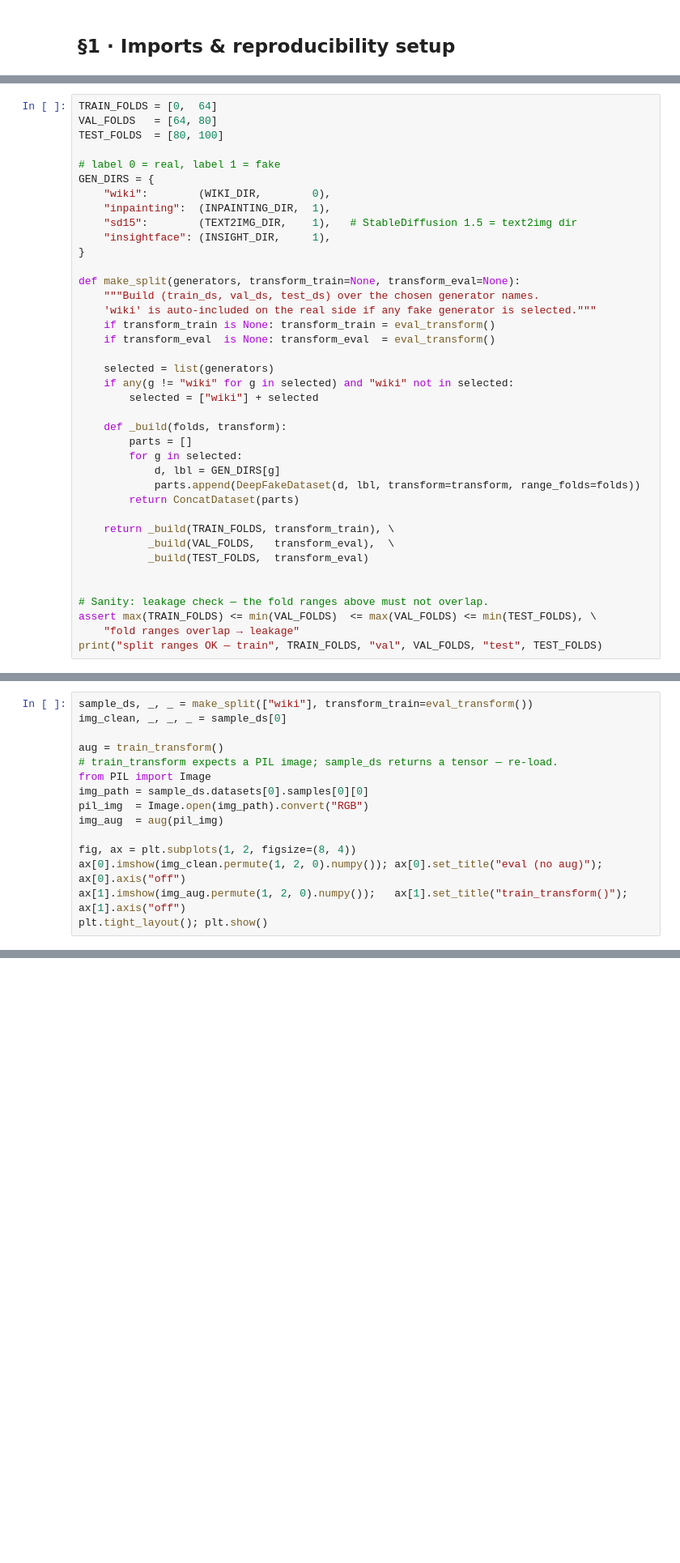
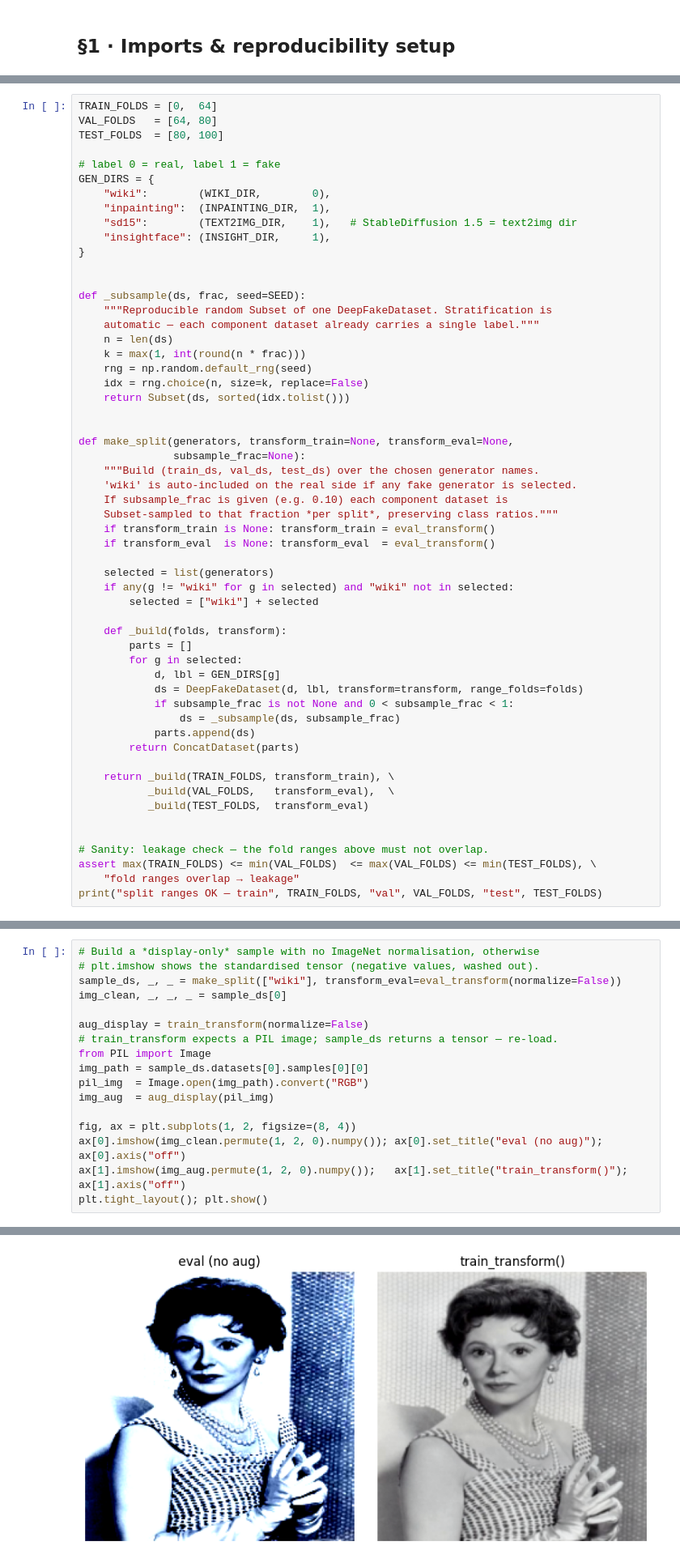
Before and after one commit to rafael-andre1/DeepFake-Image-Generation-And-Detection, a Jupyter notebook: resnetExploration.ipynb, the cells around one changed output, grey strips where cells are left out. Shown at 81% size. Cells and saved outputs as stored; diff of their text form; blank space fills up the shorter version.

```diff
--- a/resnetExploration.ipynb
+++ b/resnetExploration.ipynb
@@ -85,9 +106,23 @@ GEN_DIRS = {
     "insightface": (INSIGHT_DIR,     1),
 }
 
-def make_split(generators, transform_train=None, transform_eval=None):
+
+def _subsample(ds, frac, seed=SEED):
+    """Reproducible random Subset of one DeepFakeDataset. Stratification is
+    automatic — each component dataset already carries a single label."""
+    n = len(ds)
+    k = max(1, int(round(n * frac)))
+    rng = np.random.default_rng(seed)
+    idx = rng.choice(n, size=k, replace=False)
+    return Subset(ds, sorted(idx.tolist()))
+
+
+def make_split(generators, transform_train=None, transform_eval=None,
+               subsample_frac=None):
     """Build (train_ds, val_ds, test_ds) over the chosen generator names.
-    'wiki' is auto-included on the real side if any fake generator is selected."""
+    'wiki' is auto-included on the real side if any fake generator is selected.
+    If subsample_frac is given (e.g. 0.10) each component dataset is
+    Subset-sampled to that fraction *per split*, preserving class ratios."""
     if transform_train is None: transform_train = eval_transform()
     if transform_eval  is None: transform_eval  = eval_transform()
 
@@ -99,7 +134,10 @@ def make_split(generators, transform_train=None, transform_eval=None):
         parts = []
         for g in selected:
             d, lbl = GEN_DIRS[g]
-            parts.append(DeepFakeDataset(d, lbl, transform=transform, range_folds=folds))
+            ds = DeepFakeDataset(d, lbl, transform=transform, range_folds=folds)
+            if subsample_frac is not None and 0 < subsample_frac < 1:
+                ds = _subsample(ds, subsample_frac)
+            parts.append(ds)
         return ConcatDataset(parts)
 
     return _build(TRAIN_FOLDS, transform_train), \
@@ -120,17 +160,20 @@ JPEG artifacts (PDF §2.1, §3.5).
 
 Cell below shows one image before/after augmentation as a sanity check.
 # %%
-sample_ds, _, _ = make_split(["wiki"], transform_train=eval_transform())
+# Build a *display-only* sample with no ImageNet normalisation, otherwise
+# plt.imshow shows the standardised tensor (negative values, washed out).
+sample_ds, _, _ = make_split(["wiki"], transform_eval=eval_transform(normalize=False))
 img_clean, _, _, _ = sample_ds[0]
 
-aug = train_transform()
+aug_display = train_transform(normalize=False)
 # train_transform expects a PIL image; sample_ds returns a tensor — re-load.
 from PIL import Image
 img_path = sample_ds.datasets[0].samples[0][0]
 pil_img  = Image.open(img_path).convert("RGB")
-img_aug  = aug(pil_img)
+img_aug  = aug_display(pil_img)
 
 fig, ax = plt.subplots(1, 2, figsize=(8, 4))
 ax[0].imshow(img_clean.permute(1, 2, 0).numpy()); ax[0].set_title("eval (no aug)"); ax[0].axis("off")
 ax[1].imshow(img_aug.permute(1, 2, 0).numpy());   ax[1].set_title("train_transform()");        ax[1].axis("off")
 plt.tight_layout(); plt.show()
+# %% [output]
@@ -137,3 +181,4 @@ plt.tight_layout(); plt.show()
+[figure, added]
 # %% [markdown]
 ## §4 · Training & evaluation helpers
 
```
Also changed, not shown: parts of 25 cells of this notebook, 11 other files.
